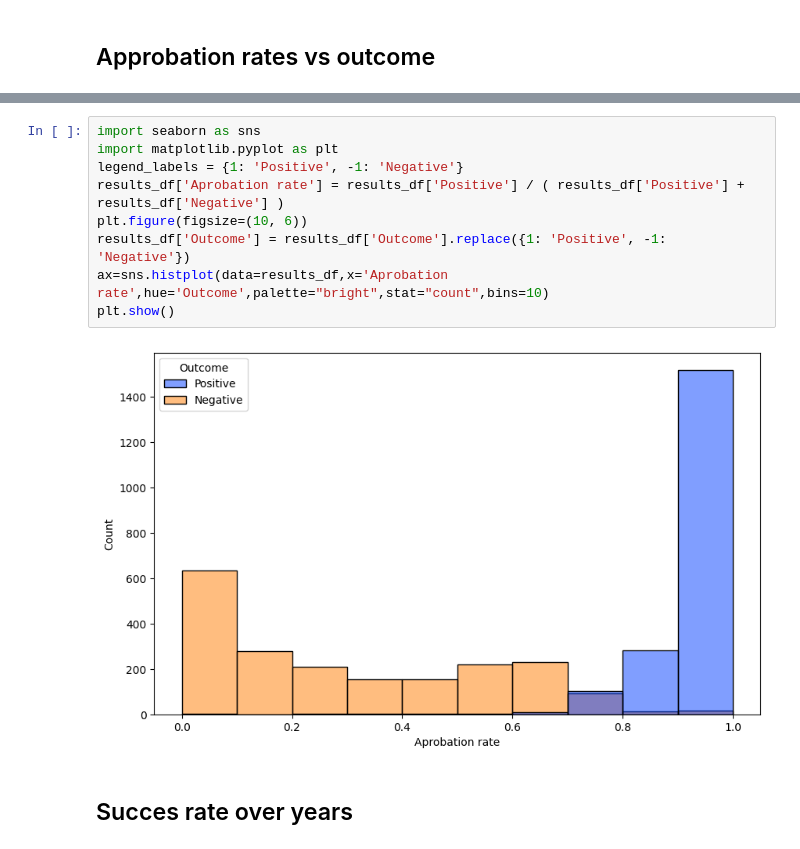
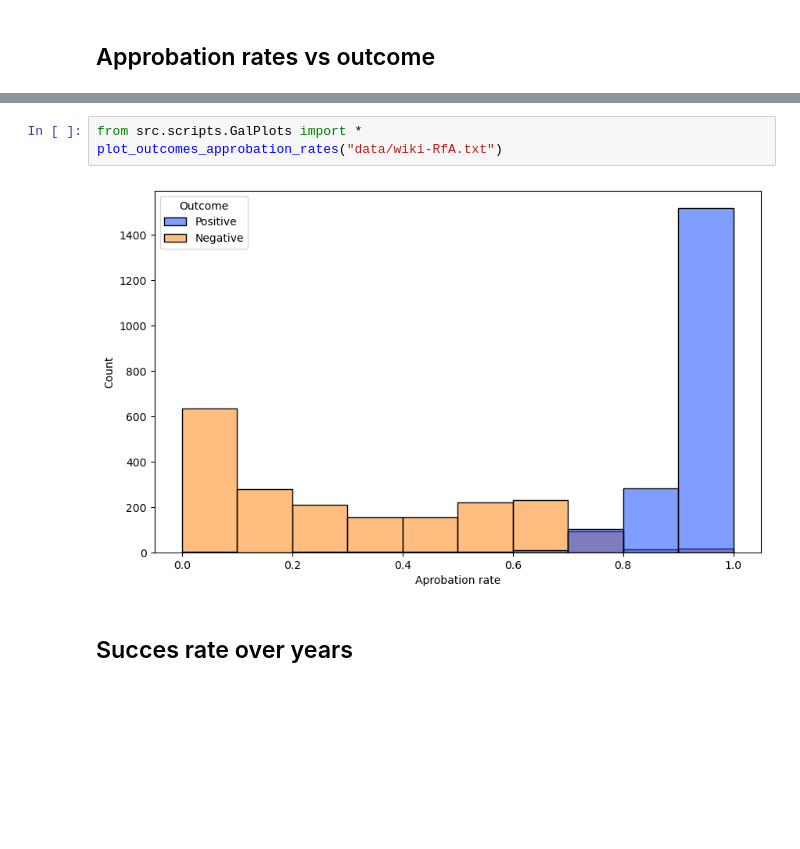
Before and after one commit to epfl-ada/ada-2024-project-supercoolteamname2024, a Jupyter notebook: Result.ipynb, the cells around one changed output, grey strips where cells are left out. Cells and saved outputs as stored; diff of their text form; blank space fills up the shorter version.

```diff
--- a/Result.ipynb
+++ b/Result.ipynb
@@ -936,13 +902,7 @@ results_df.to_csv('data/raw_outcomes.csv')
-# %%
-import seaborn as sns
-import matplotlib.pyplot as plt
-legend_labels = {1: 'Positive', -1: 'Negative'}
-results_df['Aprobation rate'] = results_df['Positive'] / ( results_df['Positive'] + results_df['Negative'] )
-plt.figure(figsize=(10, 6))
-results_df['Outcome'] = results_df['Outcome'].replace({1: 'Positive', -1: 'Negative'})
-ax=sns.histplot(data=results_df,x='Aprobation rate',hue='Outcome',palette="bright",stat="count",bins=10)
-plt.show()
-# %% [output]
-[figure, removed]
+# %%
+from src.scripts.GalPlots import *
+plot_outcomes_approbation_rates("data/wiki-RfA.txt")
+# %% [output]
+[figure, added]
 # %% [markdown]
 ## Succes rate over years
```
Also changed, not shown: parts of 6 cells of this notebook.
